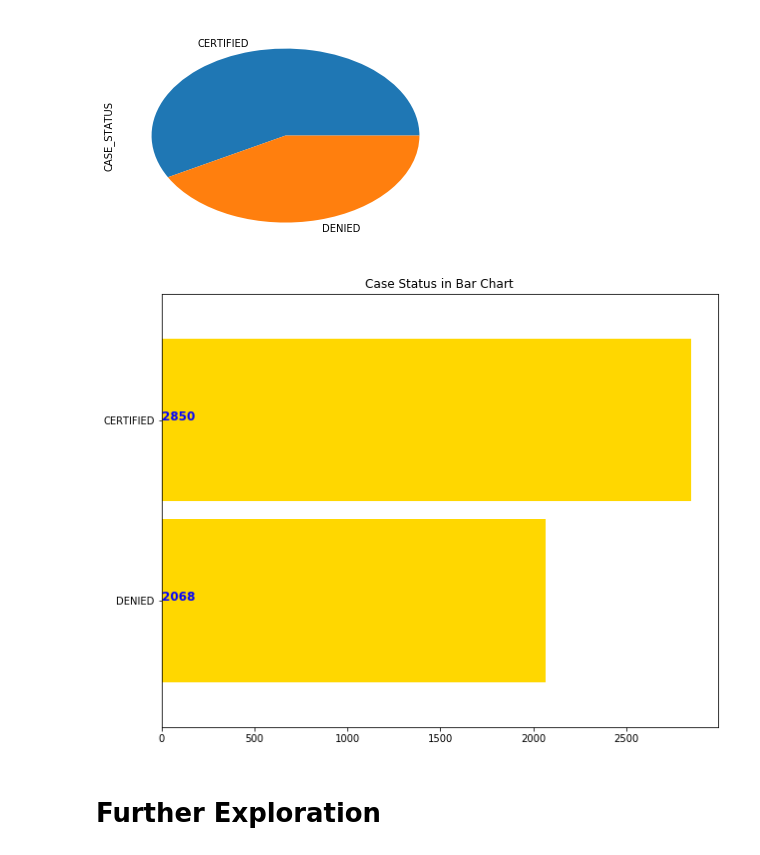
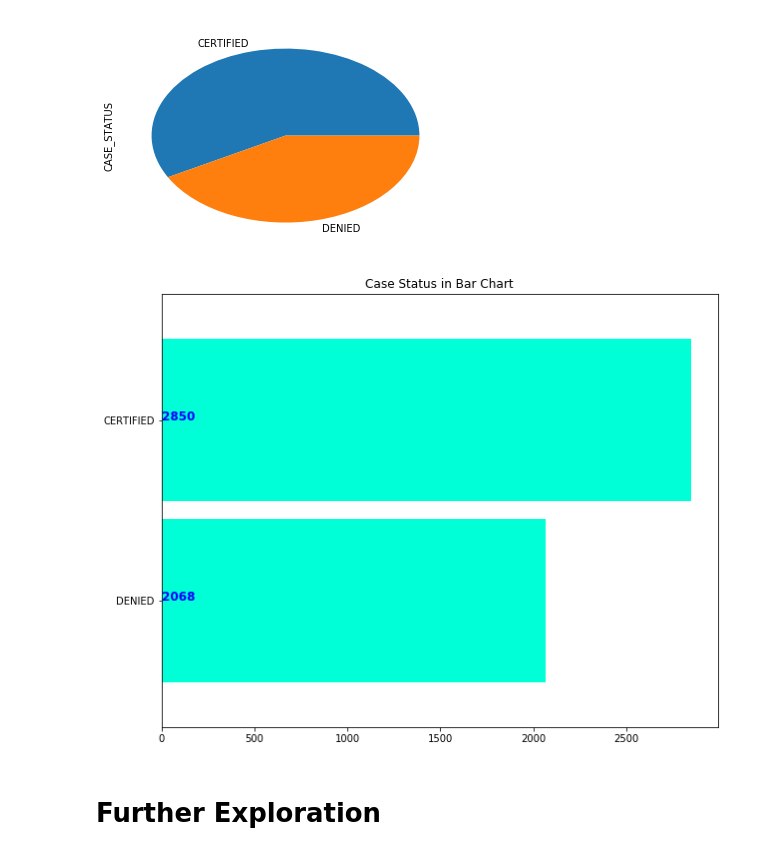
Before and after one commit to amitbhsingh/H1B_VISA, a Jupyter notebook: h1.ipynb, the cells around one changed output. Saved outputs shown, nothing was run; the diff lists cells and outputs as text; code cells hidden in the pictures.

```diff
--- a/h1.ipynb
+++ b/h1.ipynb
@@ -305,13 +306,13 @@ target.plot.pie()
 [figure]
 # %%
 plt.figure(figsize=(10,8))
-ax=train['CASE_STATUS'].value_counts().sort_values(ascending=True).plot.barh(width=0.9,color='#ffd700')
+ax=train['CASE_STATUS'].value_counts().sort_values(ascending=True).plot.barh(width=0.9,color='#00ffd7')
 for i, v in enumerate(train['CASE_STATUS'].value_counts().sort_values(ascending=True).values):
     ax.text(.8, i, v,fontsize=12,color='b',weight='bold')
 plt.title('Case Status in Bar Chart')
 plt.show()
 # %% [output]
-[figure, old version]
+[figure, new version]
 # %% [markdown]
 # Further Exploration
 # %% [markdown]
```
Also changed, not shown: parts of 25 cells of this notebook, 1 other file.
